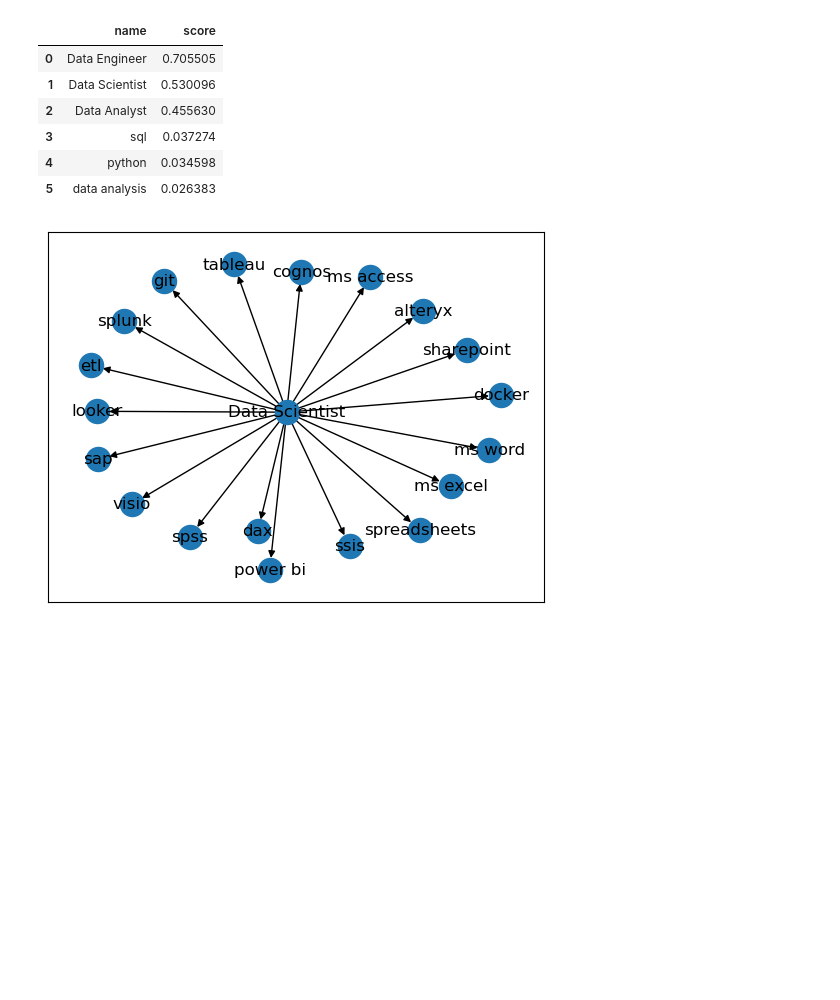
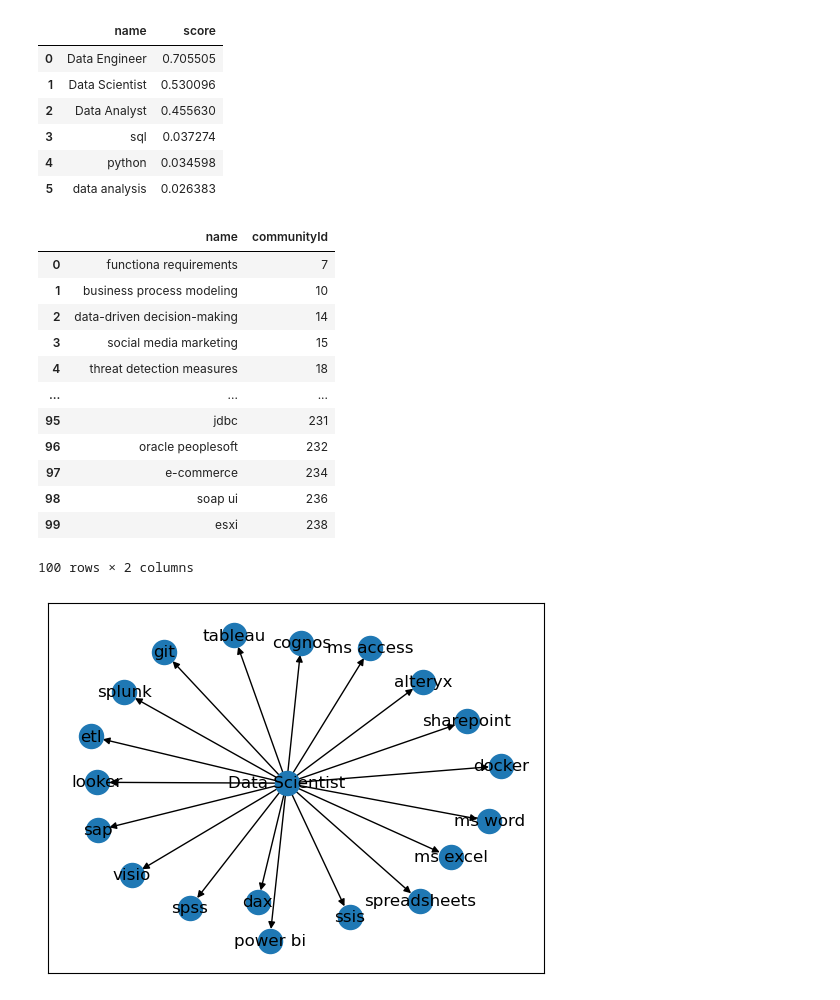
Before and after one commit to MaximusDraka/researcher, a Jupyter notebook: notebooks/neo4J/6-vizualize/graph.ipynb, the cells around one changed output. Cells and saved outputs as stored; diff of their text form; code cells hidden in the pictures; blank space fills up the shorter version.

Commit message:
Add louvain to graph features

```diff
--- a/notebooks/neo4J/6-vizualize/graph.ipynb
+++ b/notebooks/neo4J/6-vizualize/graph.ipynb
@@ -72,6 +72,22 @@ graph.get_eigenvector(conn,graph_name,db='sk2').head(6)
 | 3 | sql | 0.037274 |
 | 4 | python | 0.034598 |
 | 5 | data analysis | 0.026383 |
+# %%
+graph.get_louvain(conn,graph_name,db='sk2').head(100)
+# %% [output]
+|  | name | communityId |
+| 0 | functiona requirements | 7 |
+| 1 | business process modeling | 10 |
+| 2 | data-driven decision-making | 14 |
+| 3 | social media marketing | 15 |
+| 4 | threat detection measures | 18 |
+| ... | ... | ... |
+| 95 | jdbc | 231 |
+| 96 | oracle peoplesoft | 232 |
+| 97 | e-commerce | 234 |
+| 98 | soap ui | 236 |
+| 99 | esxi | 238 |
+100 rows × 2 columns
 # %%
 import matplotlib.pyplot as plt
 
```
Also changed, not shown: parts of 1 cell of this notebook, 1 other file.
